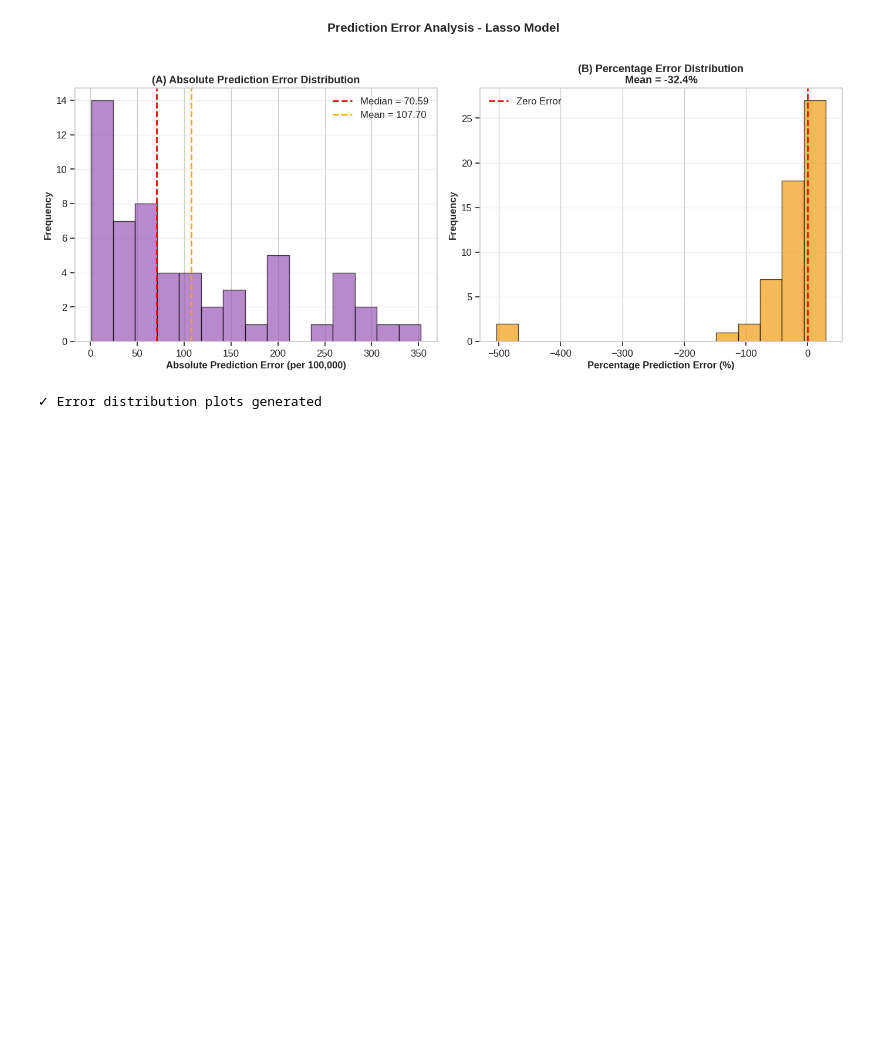
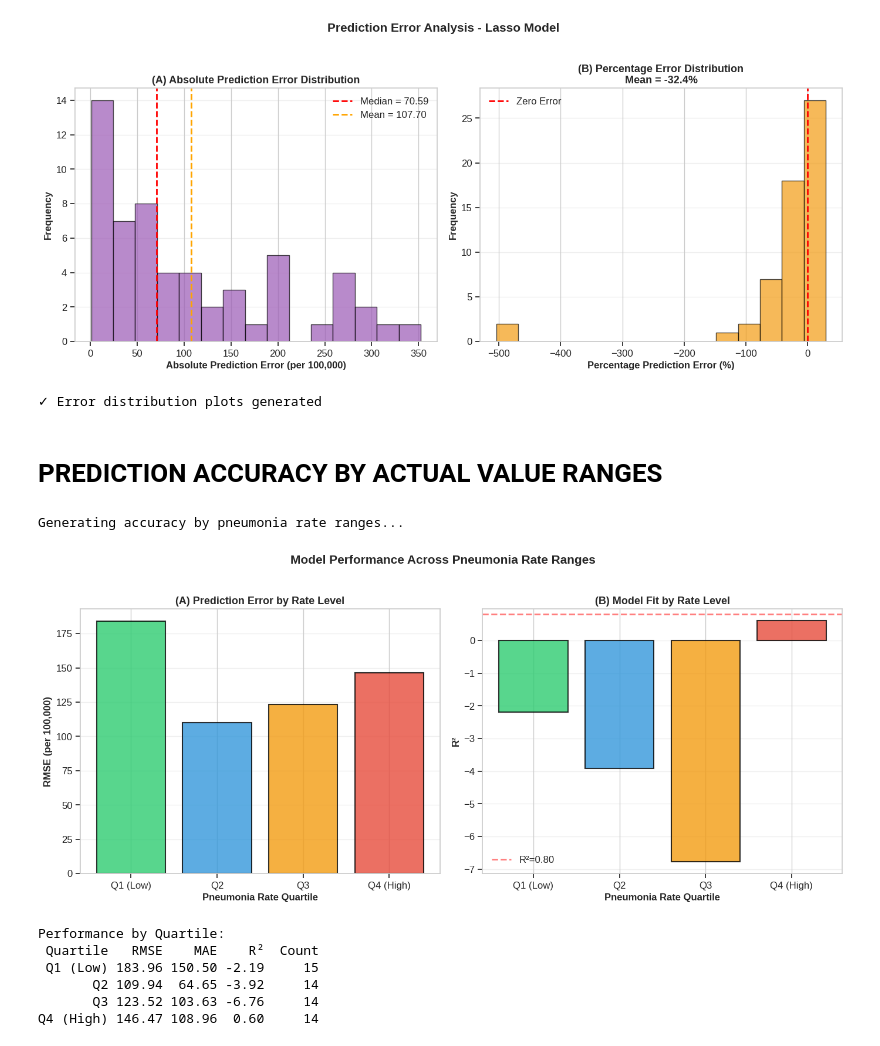
Before and after one commit to IfeakanduBenedict/pediatric-pneumonia-ml-england, a Jupyter notebook: Pediatric_Pneumonia_Analysis.ipynb, the cells around one changed output. Drawn from its saved outputs; the diff is of its cells as text; code cells hidden in the pictures; blank space fills up the shorter version.

```diff
--- a/Pediatric_Pneumonia_Analysis.ipynb
+++ b/Pediatric_Pneumonia_Analysis.ipynb
@@ -1763,3 +1763,70 @@ print("✓ Error distribution plots generated")
 Generating prediction error analysis...
 [figure]
 ✓ Error distribution plots generated
+# %% [markdown]
+# **PREDICTION ACCURACY BY ACTUAL VALUE RANGES**
+# %%
+# 4. PREDICTION ACCURACY BY ACTUAL VALUE RANGES
+
+print("\nGenerating accuracy by pneumonia rate ranges...")
+
+# Bin actual values into quartiles
+y_test_binned = pd.qcut(y_test, q=4, labels=['Q1 (Low)', 'Q2', 'Q3', 'Q4 (High)'])
+
+# Calculate RMSE for each quartile
+quartile_performance = []
+for quartile in ['Q1 (Low)', 'Q2', 'Q3', 'Q4 (High)']:
+    mask = y_test_binned == quartile
+    q_rmse = np.sqrt(mean_squared_error(y_test[mask], y_test_pred[mask]))
+    q_mae = mean_absolute_error(y_test[mask], y_test_pred[mask])
+    q_r2 = r2_score(y_test[mask], y_test_pred[mask])
+    quartile_performance.append({
+        'Quartile': quartile,
+        'RMSE': q_rmse,
+        'MAE': q_mae,
+        'R²': q_r2,
+        'Count': mask.sum()
+    })
+
+quartile_df = pd.DataFrame(quartile_performance)
+
+# Visualize
+fig, axes = plt.subplots(1, 2, figsize=(14, 6))
+
+# RMSE by Quartile
+ax1 = axes[0]
+colors_q = ['#2ecc71', '#3498db', '#f39c12', '#e74c3c']
+ax1.bar(quartile_df['Quartile'], quartile_df['RMSE'],
+        color=colors_q, edgecolor='black', linewidth=1.5, alpha=0.8)
+ax1.set_xlabel('Pneumonia Rate Quartile', fontsize=12, fontweight='bold')
+ax1.set_ylabel('RMSE (per 100,000)', fontsize=12, fontweight='bold')
+ax1.set_title('(A) Prediction Error by Rate Level', fontsize=13, fontweight='bold')
+ax1.grid(True, alpha=0.3, axis='y')
+
+# R² by Quartile
+ax2 = axes[1]
+ax2.bar(quartile_df['Quartile'], quartile_df['R²'],
+        color=colors_q, edgecolor='black', linewidth=1.5, alpha=0.8)
+ax2.set_xlabel('Pneumonia Rate Quartile', fontsize=12, fontweight='bold')
+ax2.set_ylabel('R²', fontsize=12, fontweight='bold')
+ax2.set_title('(B) Model Fit by Rate Level', fontsize=13, fontweight='bold')
+ax2.axhline(y=0.8, color='red', linestyle='--', linewidth=2, alpha=0.5, label='R²=0.80')
+ax2.legend()
+ax2.grid(True, alpha=0.3, axis='y')
+
+plt.suptitle('Model Performance Across Pneumonia Rate Ranges',
+             fontsize=15, fontweight='bold', y=1.02)
+plt.tight_layout()
+plt.show()
+
+print("\nPerformance by Quartile:")
+print(quartile_df.to_string(index=False))
+# %% [output]
+Generating accuracy by pneumonia rate ranges...
+[figure, added]
+Performance by Quartile:
+ Quartile   RMSE    MAE    R²  Count
+ Q1 (Low) 183.96 150.50 -2.19     15
+       Q2 109.94  64.65 -3.92     14
+       Q3 123.52 103.63 -6.76     14
+Q4 (High) 146.47 108.96  0.60     14
```
